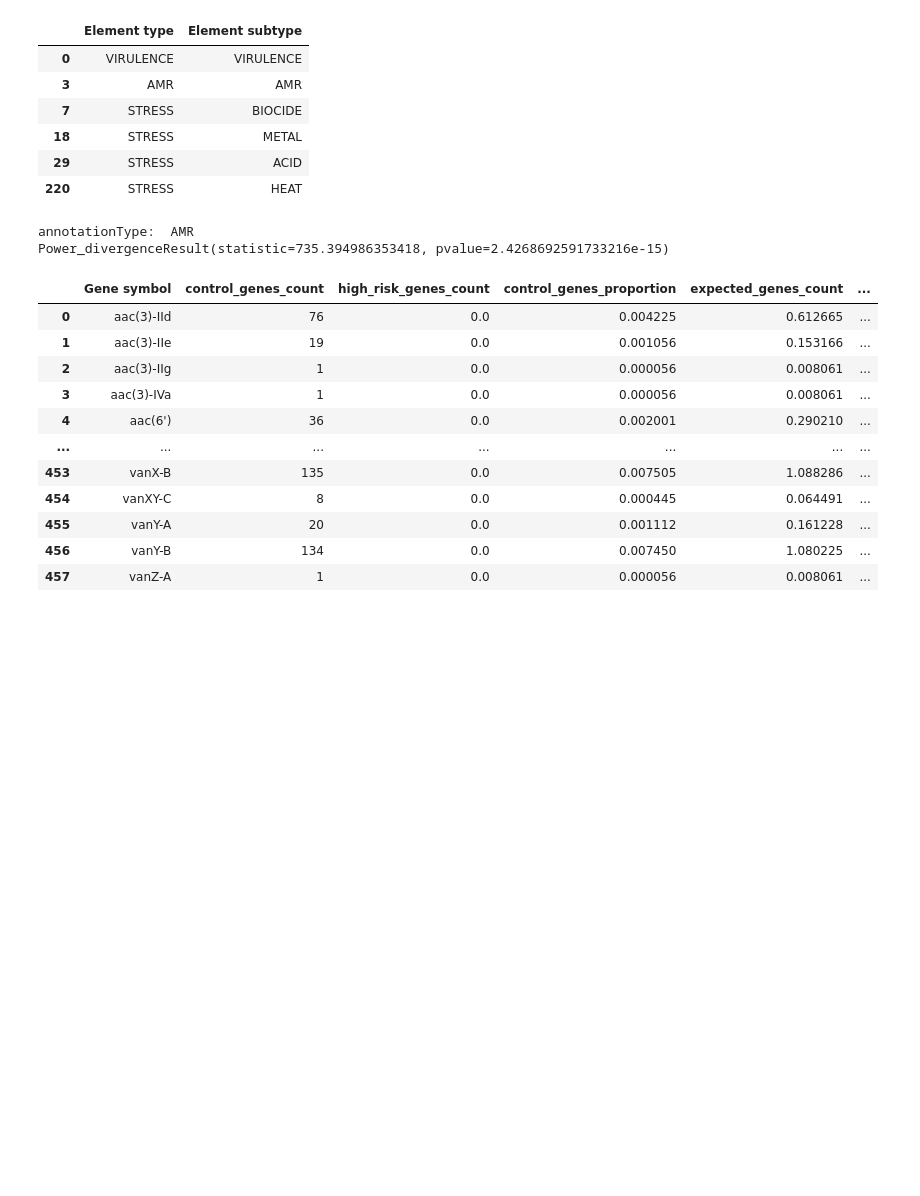
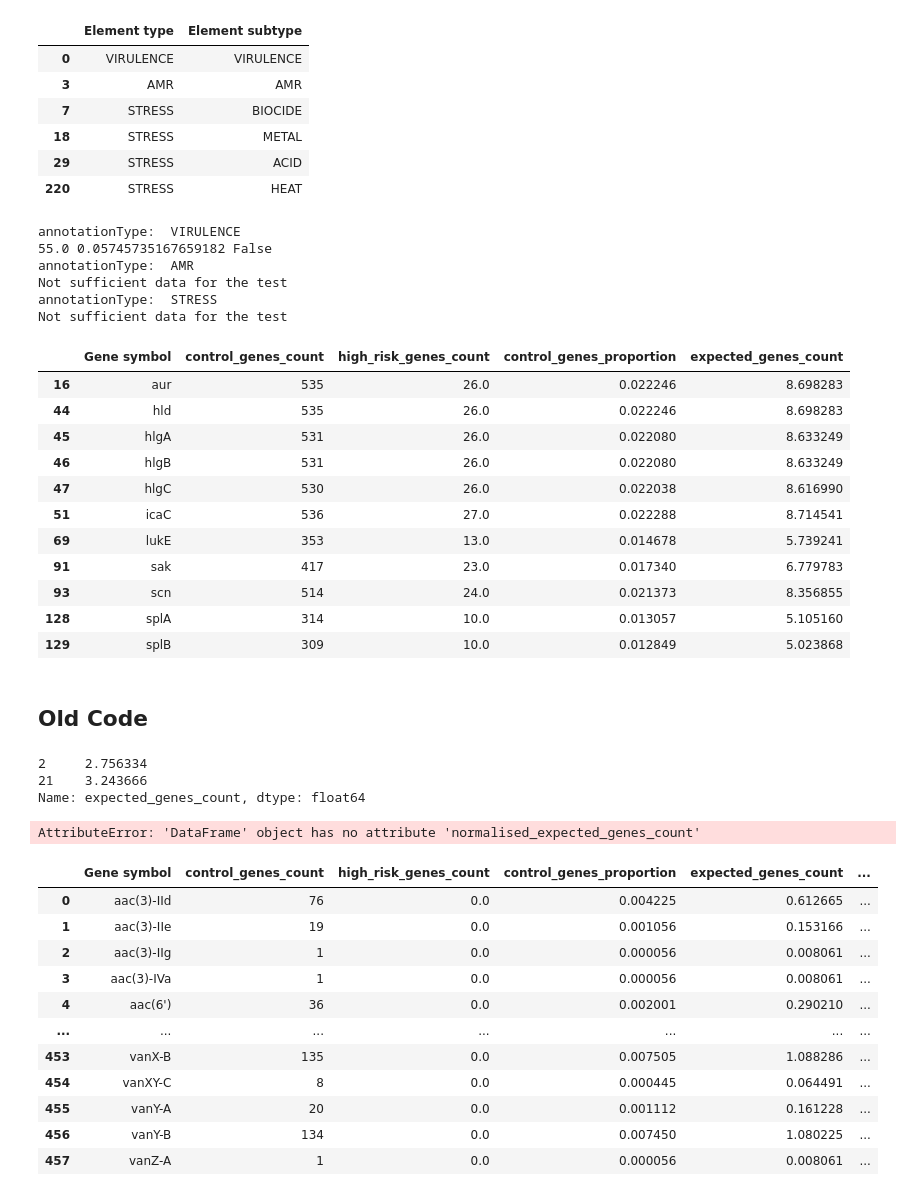
Before and after one commit to ryashpal/EHR-Int-Analysis, a Jupyter notebook: notebooks/visuals_for_publication/statistical_analysis_amr_highrisk.ipynb, the cells around one changed output. Cells and saved outputs as stored; diff of their text form; code cells hidden in the pictures; blank space fills up the shorter version.

```diff
--- a/notebooks/visuals_for_publication/statistical_analysis_amr_highrisk.ipynb
+++ b/notebooks/visuals_for_publication/statistical_analysis_amr_highrisk.ipynb
@@ -163,8 +167,10 @@ controlAnnotationsDf[['Element type', 'Element subtype']].drop_duplicates()
 import scipy.stats as stats
 
 
-# for annotationType in ['VIRULENCE', 'AMR', 'STRESS']:
-for annotationType in ['AMR']:
+dfDict = {}
+
+for annotationType in ['VIRULENCE', 'AMR', 'STRESS']:
+# for annotationType in ['AMR']:
 
     print('annotationType: ', annotationType)
 
@@ -190,10 +196,52 @@ for annotationType in ['AMR']:
 
     mergedGenecountsDf['expected_genes_count'] = mergedGenecountsDf.control_genes_proportion * mergedGenecountsDf.high_risk_genes_count.sum()
 
-    print(stats.chisquare(f_obs= mergedGenecountsDf.high_risk_genes_count, f_exp= mergedGenecountsDf.expected_genes_count))
+    filteredGenecountsDf = mergedGenecountsDf[(mergedGenecountsDf.high_risk_genes_count >= 5) & (mergedGenecountsDf.expected_genes_count >= 5) & (mergedGenecountsDf.high_risk_genes_count > 0)]
+
+    dfDict[annotationType] = filteredGenecountsDf
+
+    if(filteredGenecountsDf.shape[0] < 2):
+        print('Not sufficient data for the test')
+        continue
+
+    chi2, p, dof, expected = stats.chi2_contingency(pd.crosstab(filteredGenecountsDf.high_risk_genes_count, filteredGenecountsDf.expected_genes_count), correction=True)
+    significant = p < 0.05  # 5% significance level
+    print(chi2, p, significant)
 # %% [output]
+annotationType:  VIRULENCE
+55.0 0.05745735167659182 False
 annotationType:  AMR
-Power_divergenceResult(statistic=735.394986353418, pvalue=2.4268692591733216e-15)
+Not sufficient data for the test
+annotationType:  STRESS
+Not sufficient data for the test
+# %%
+dfDict['VIRULENCE']
+# %% [output]
+|  | Gene symbol | control_genes_count | high_risk_genes_count | control_genes_proportion | expected_genes_count |
+| 16 | aur | 535 | 26.0 | 0.022246 | 8.698283 |
+| 44 | hld | 535 | 26.0 | 0.022246 | 8.698283 |
+| 45 | hlgA | 531 | 26.0 | 0.022080 | 8.633249 |
+| 46 | hlgB | 531 | 26.0 | 0.022080 | 8.633249 |
+| 47 | hlgC | 530 | 26.0 | 0.022038 | 8.616990 |
+| 51 | icaC | 536 | 27.0 | 0.022288 | 8.714541 |
+| 69 | lukE | 353 | 13.0 | 0.014678 | 5.739241 |
+| 91 | sak | 417 | 23.0 | 0.017340 | 6.779783 |
+| 93 | scn | 514 | 24.0 | 0.021373 | 8.356855 |
+| 128 | splA | 314 | 10.0 | 0.013057 | 5.105160 |
+| 129 | splB | 309 | 10.0 | 0.012849 | 5.023868 |
+# %% [markdown]
+## Old Code
+# %%
+filteredGenecountsDf.high_risk_genes_count.sum() / filteredGenecountsDf.expected_genes_count.sum() * filteredGenecountsDf.expected_genes_count
+# %% [output]
+2     2.756334
+21    3.243666
+Name: expected_genes_count, dtype: float64
+# %%
+filteredGenecountsDf = mergedGenecountsDf[(mergedGenecountsDf.normalised_expected_genes_count >= 5) & (mergedGenecountsDf.high_risk_genes_count >= 5)]
+filteredGenecountsDf
+# %% [output]
+AttributeError: 'DataFrame' object has no attribute 'normalised_expected_genes_count'
 # %%
 mergedGenecountsDf['percentage_difference'] = (mergedGenecountsDf.expected_genes_count - mergedGenecountsDf.high_risk_genes_count)/mergedGenecountsDf.expected_genes_count * 100
 mergedGenecountsDf
```
Also changed, not shown: parts of 6 cells of this notebook.
